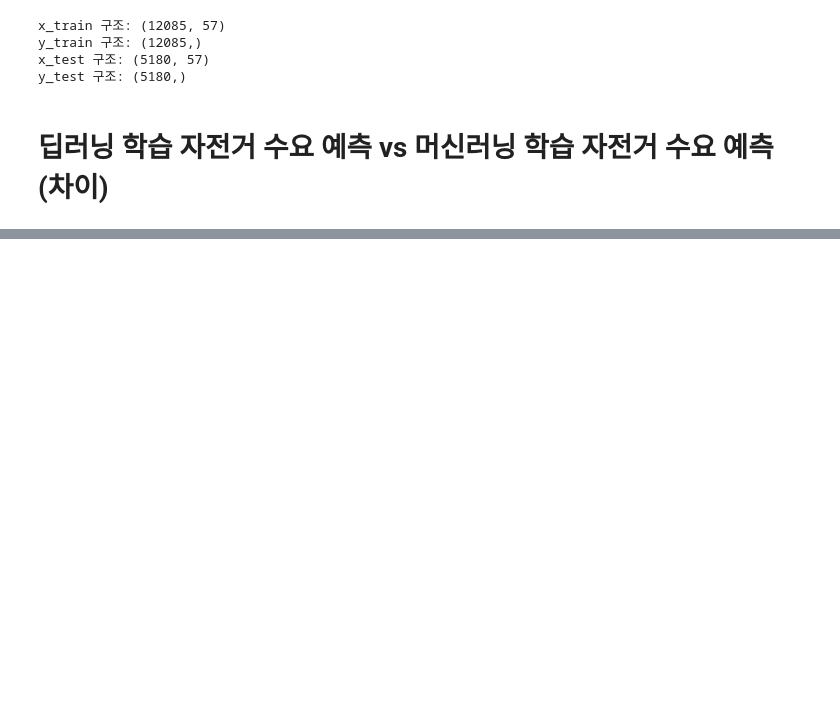
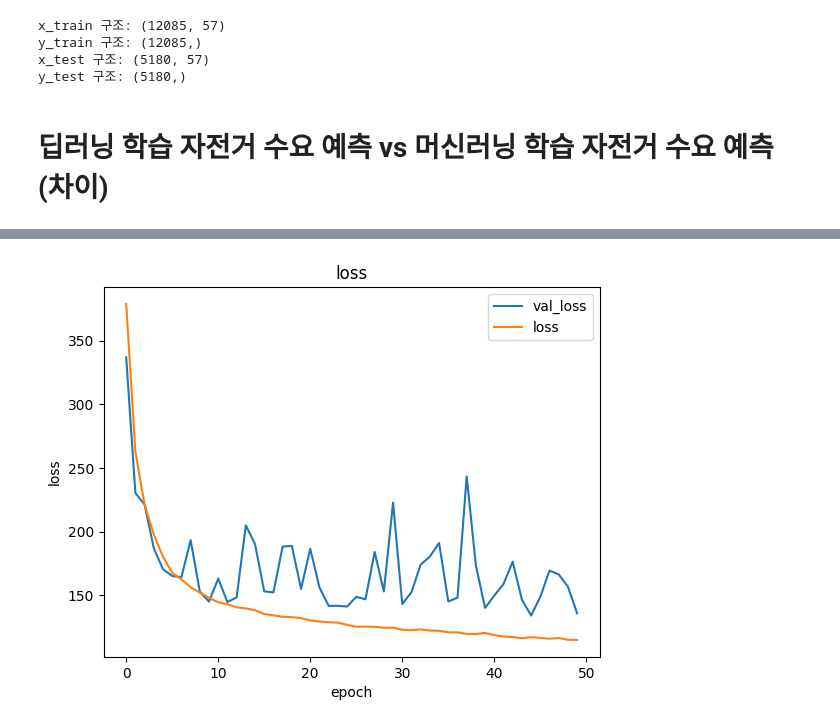
Before and after one commit to bin2da97/kaggle_london_bike, a Jupyter notebook: london-bike.ipynb, the cells around one changed output, grey strips where cells are left out. Saved outputs shown, nothing was run; the diff lists cells and outputs as text; code cells hidden in the pictures; blank space fills up the shorter version.

```diff
--- a/london-bike.ipynb
+++ b/london-bike.ipynb
@@ -413,0 +419,6 @@ y_test 구조: (5180,)
+# %%
+model = Sequential()
+model.add(Dense(units=160, activation='relu',input_dim=57))
+model.add(Dense(units=60,activation='relu'))
+model.add(Dense(units=20,activation='relu'))
+model.add(Dense(units=1,activation='linear'))
@@ -413,0 +491,3 @@ y_test 구조: (5180,)
+# %%
+x_train = x_train.values
+y_train = y_train.values
@@ -413,0 +497,3 @@ y_test 구조: (5180,)
+# %%
+y_train = y_train.astype(float)
+x_train = x_train.astype(float)
@@ -413,0 +519,6 @@ y_test 구조: (5180,)
+# %%
+model.compile(loss='mae',optimizer='adam',metrics=['mae'])
+#mae?
+early_stopping = EarlyStopping(monitor='loss',patience=5,mode='min')
+#patience 과적학 될때 5번 로스가 올라가면 멈추기
+history = model.fit(x_train,y_train,epochs=50,batch_size=1, validation_split=0.1,callbacks=[early_stopping])
@@ -413,0 +543,10 @@ y_test 구조: (5180,)
+# %%
+plt.plot(history.history['val_loss'])
+plt.plot(history.history['loss'])
+plt.title('loss')
+plt.xlabel('epoch')
+plt.ylabel('loss')
+plt.legend(['val_loss','loss'])
+plt.show()
+# %% [output]
+[figure, added]
```
Also changed, not shown: parts of 29 cells of this notebook.
